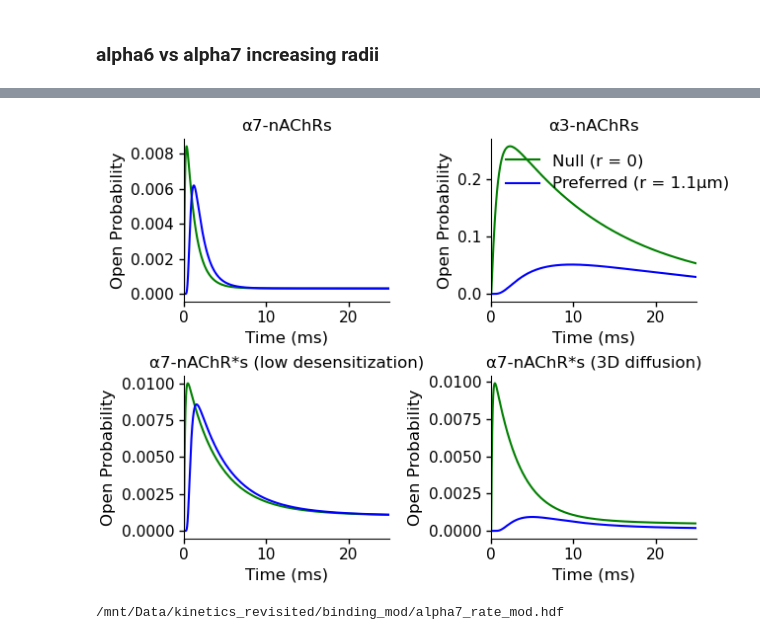
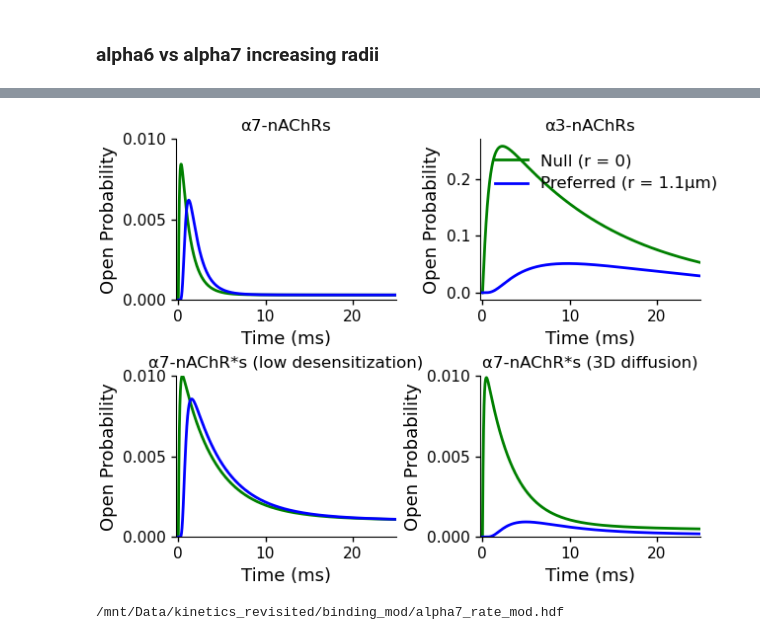
Before and after one commit to geoffder/kinetics, a Jupyter notebook: thesis_figs.ipynb, the cells around one changed output, grey strips where cells are left out. Drawn from its saved outputs; the diff is of its cells as text; code cells hidden in the pictures.

Commit message:
Figure aesthetics

```diff
--- a/thesis_figs.ipynb
+++ b/thesis_figs.ipynb
@@ -202,35 +216,41 @@ for ext in exts:
 # %%
+lw = 2  # linewidth
+
 alpha_quad_panel_fig, alpha_quad_panel_ax = plt.subplots(2, 2)
-alpha_quad_panel_ax[0, 0].plot(a7_prox.time, a7_open_prox, c="green", label="Null (r = 0)")
-alpha_quad_panel_ax[0, 0].plot(a7_prox.time, a7_open_distal, c="blue", label="Preferred (r = 1.1μm)")
+alpha_quad_panel_ax[0, 0].plot(a7_prox.time, a7_open_prox, c="green", lw=lw, label="Null (r = 0)")
+alpha_quad_panel_ax[0, 0].plot(a7_prox.time, a7_open_distal, c="blue", lw=lw, label="Preferred (r = 1.1μm)")
 alpha_quad_panel_ax[0, 0].set_title("α7-nAChRs")
-alpha_quad_panel_ax[0, 1].plot(a3_prox.time, a3_open_prox, c="green", label="Null (r = 0)")
-alpha_quad_panel_ax[0, 1].plot(a3_prox.time, a3_open_distal, c="blue", label="Preferred (r = 1.1μm)")
+alpha_quad_panel_ax[0, 1].plot(a3_prox.time, a3_open_prox, c="green", lw=lw, label="Null (r = 0)")
+alpha_quad_panel_ax[0, 1].plot(a3_prox.time, a3_open_distal, c="blue", lw=lw, label="Preferred (r = 1.1μm)")
 alpha_quad_panel_ax[0, 1].set_title("α3-nAChRs")
-alpha_quad_panel_ax[1, 0].plot(a6_prox.time, a6_open_prox, c="green", label="Null (r = 0)")
-alpha_quad_panel_ax[1, 0].plot(a6_prox.time, a6_open_distal, c="blue", label="Preferred (r = 1.1μm)")
+alpha_quad_panel_ax[1, 0].plot(a6_prox.time, a6_open_prox, c="green", lw=lw, label="Null (r = 0)")
+alpha_quad_panel_ax[1, 0].plot(a6_prox.time, a6_open_distal, c="blue", lw=lw, label="Preferred (r = 1.1μm)")
 alpha_quad_panel_ax[1, 0].set_title("α7-nAChR*s (low desensitization)")
-alpha_quad_panel_ax[1, 1].plot(a6_prox.time, a6_open_prox3D, c="green", label="Null (r = 0)")
-alpha_quad_panel_ax[1, 1].plot(a6_prox.time, a6_open_distal3D, c="blue", label="Preferred (r = 1.1μm)")
+alpha_quad_panel_ax[1, 1].plot(a6_prox.time, a6_open_prox3D, c="green", lw=lw, label="Null (r = 0)")
+alpha_quad_panel_ax[1, 1].plot(a6_prox.time, a6_open_distal3D, c="blue", lw=lw, label="Preferred (r = 1.1μm)")
 alpha_quad_panel_ax[1, 1].set_title("α7-nAChR*s (3D diffusion)")
+
+for r, c in [(0, 0), (1, 0), (1, 1)]:
+    alpha_quad_panel_ax[r, c].set_ylim(0, 0.01)
+    alpha_quad_panel_ax[r, c].set_yticks([0, 0.005, 0.01])
 
 for row in alpha_quad_panel_ax:
     for ax in row:
-        ax.set_xlim(0, 25)
-        ax.set_ylabel("Open Probability", fontsize=12)
-        ax.set_xlabel("Time (ms)", fontsize=12)
+        ax.set_xlim(-0.3, 25)
+        ax.set_ylabel("Open Probability", fontsize=13)
+        ax.set_xlabel("Time (ms)", fontsize=13)
 
 alpha_quad_panel_ax[0, 1].legend(frameon=False, fontsize=12)
 
-clean_axes(alpha_quad_panel_ax)
+clean_axes(alpha_quad_panel_ax, ticksize=11)
 # alpha_quad_panel_fig.set_layout_engine("constrained")
 alpha_quad_panel_fig.set_layout_engine("compressed")
 # alpha_quad_panel_fig.set_layout_engine("tight")
 
 for ext in exts:
     alpha_quad_panel_fig.savefig(os.path.join(fig_path, "alpha_quad_panel" + ext), bbox_inches="tight")
 # %% [output]
-[figure, old version]
+[figure, new version]
 # %%
 load_mod_run = False
 mod_run_path = os.path.join(base_path, "binding_mod")
```
Also changed, not shown: parts of 4 cells of this notebook.
